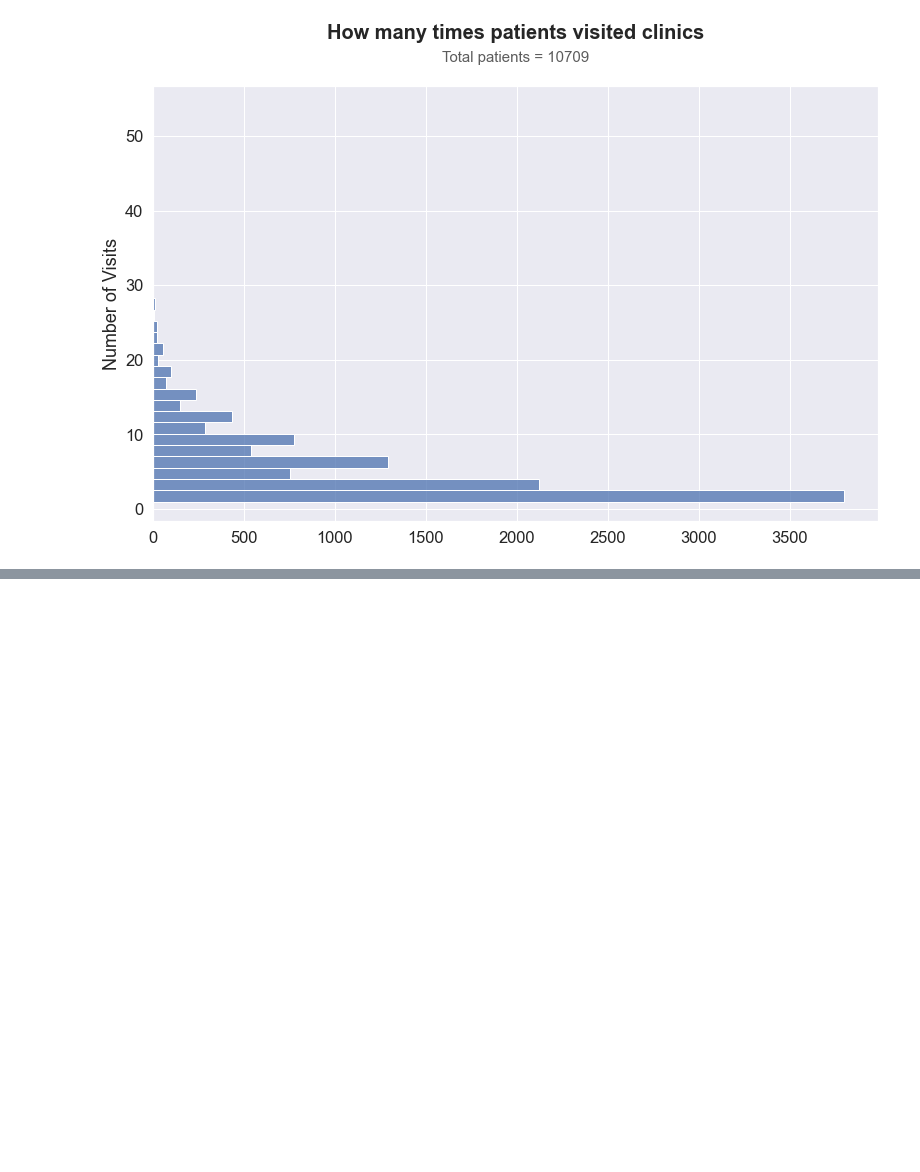
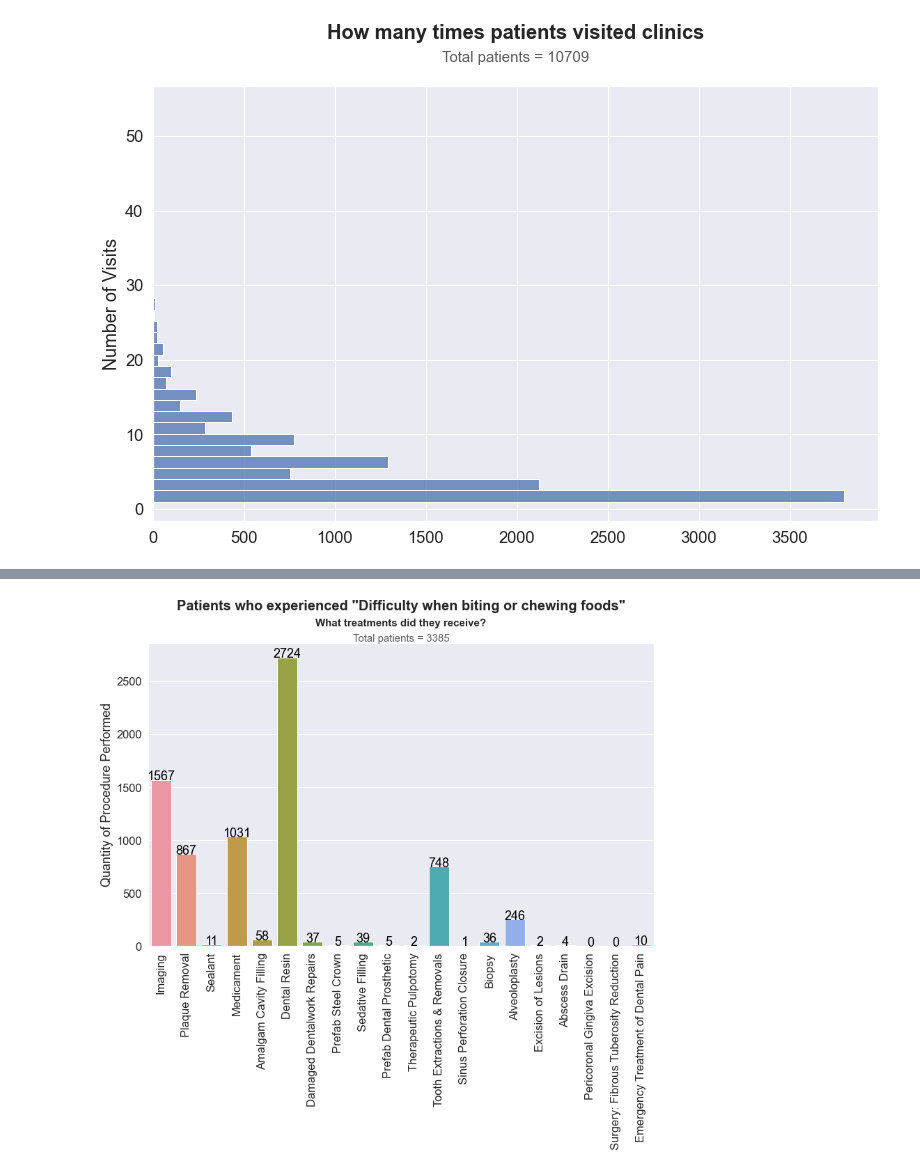
Before and after one commit to Rhunsilval/smile_on_python, a Jupyter notebook: notebooks/03_smileon_visualizations.ipynb, the cells around one changed output, grey strips where cells are left out. Drawn from its saved outputs; the diff is of its cells as text; code cells hidden in the pictures; blank space fills up the shorter version.

```diff
--- a/notebooks/03_smileon_visualizations.ipynb
+++ b/notebooks/03_smileon_visualizations.ipynb
@@ -324,7 +321,7 @@ p.text(x=0.5, y=1.1, s='How many patients are experiencing these problems', font
 p.text(x=0.5, y=1.05, s='Total patients = 10709', fontsize=15, alpha=0.75, ha='center', va='bottom', transform=ax.transAxes)
 
 for index, row in problems_df.iterrows():
-    p.text(row.name,row.Number_of_Patients, round(row.Number_of_Patients,0), color='black',ha='center')
+    p.text(row.name,row.Number_of_Patients, round(row.Number_of_Patients,2), color='black',ha='center')
 
 #I don't know why - but it won't work when i organize by descending/ascending order.  Bars move, but numbers stay?
 
@@ -400,0 +458,24 @@ Text(0.5, 1.05, 'Total patients = 10709')
+# %%
+eatinglist = [
+    ['Imaging',1567],
+    ['Plaque Removal',867],
+    ['Sealant',11],
+    ['Medicament',1031],
+    ['Amalgam Cavity Filling',58],
+    ['Dental Resin',2724],
+    ['Damaged Dentalwork Repairs',37],
+    ['Prefab Steel Crown',5],
+    ['Sedative Filling',39],
+    ['Prefab Dental Prosthetic',5],
+    ['Therapeutic Pulpotomy',2],
+    ['Tooth Extractions & Removals',748],
+    ['Sinus Perforation Closure',1],
+    ['Biopsy',36],
+    ['Alveoloplasty',246],
+    ['Excision of Lesions',2],
+    ['Abscess Drain',4],
+    ['Pericoronal Gingiva Excision',0],
+    ['Surgery: Fibrous Tuberosity Reduction',0],
+    ['Emergency Treatment of Dental Pain',10]]
+eating_df = pd.DataFrame(eatinglist,columns = ['Dental_Treatment_Received','Number_of_Treatments_Performed'])
+eating_df.head()
@@ -400,0 +489,16 @@ Text(0.5, 1.05, 'Total patients = 10709')
+# %%
+fig, ax = plt.subplots(figsize=(13,8))
+
+e = sns.barplot(data=eating_df, x='Dental_Treatment_Received', y='Number_of_Treatments_Performed', ax=ax)
+e.set_xticklabels(e.get_xticklabels(),rotation=90)
+e.set(xlabel = '', ylabel='Quantity of Procedure Performed')
+e.text(x=0.5, y=1.1, s='Patients who experienced "Difficulty when biting or chewing foods"', fontsize=20, weight='bold',ha='center',va='bottom',transform=ax.transAxes)
+e.text(x=0.5, y=1.05, s='What treatments did they receive?', fontsize=15, weight='bold',ha='center',va='bottom',transform=ax.transAxes)
+e.text(x=0.5, y=1.0, s='Total patients = 3385', fontsize=15, alpha=0.75, ha='center', va='bottom', transform=ax.transAxes)
+
+for index, row in eating_df.iterrows():
+    e.text(row.name,row.Number_of_Treatments_Performed, round(row.Number_of_Treatments_Performed,2), color='black',ha='center')
+
+    #Note: my .sum() count for patients is 3385.  my column==1 count for patients is 2590.  why different?
+# %% [output]
+[figure, added]
```
Also changed, not shown: parts of 20 cells of this notebook, 5 other files.
